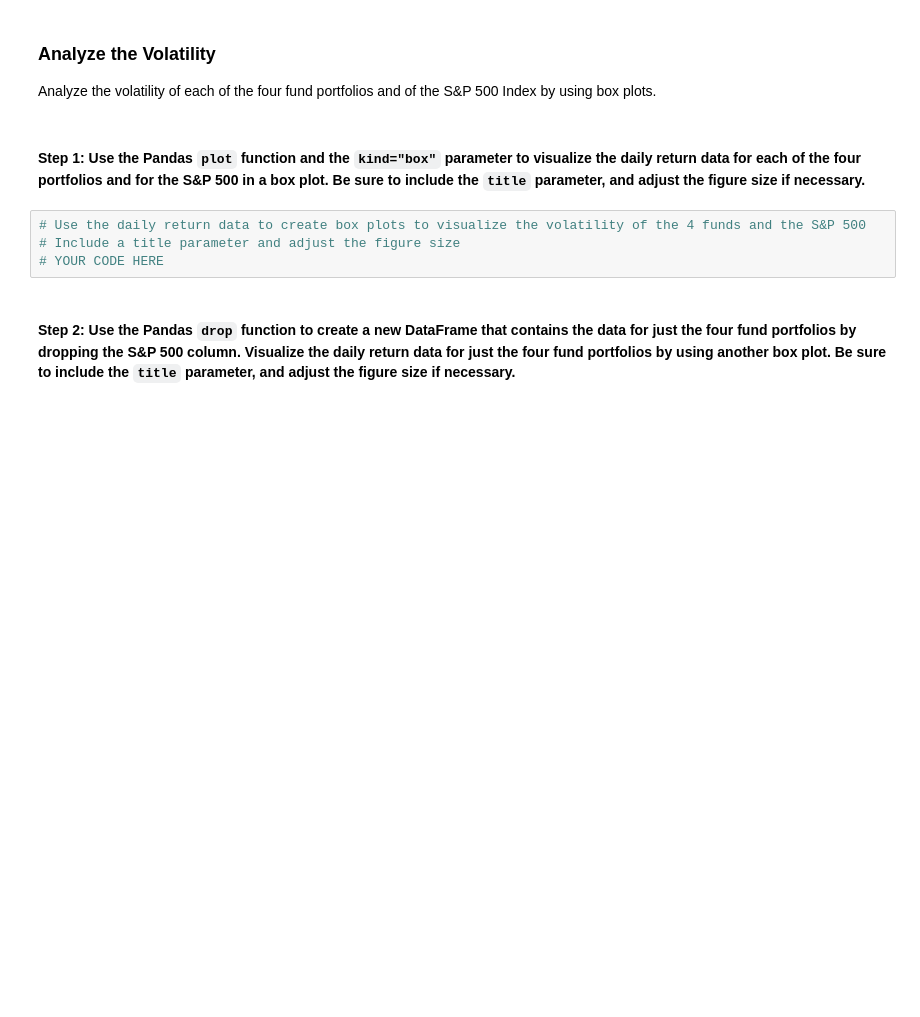
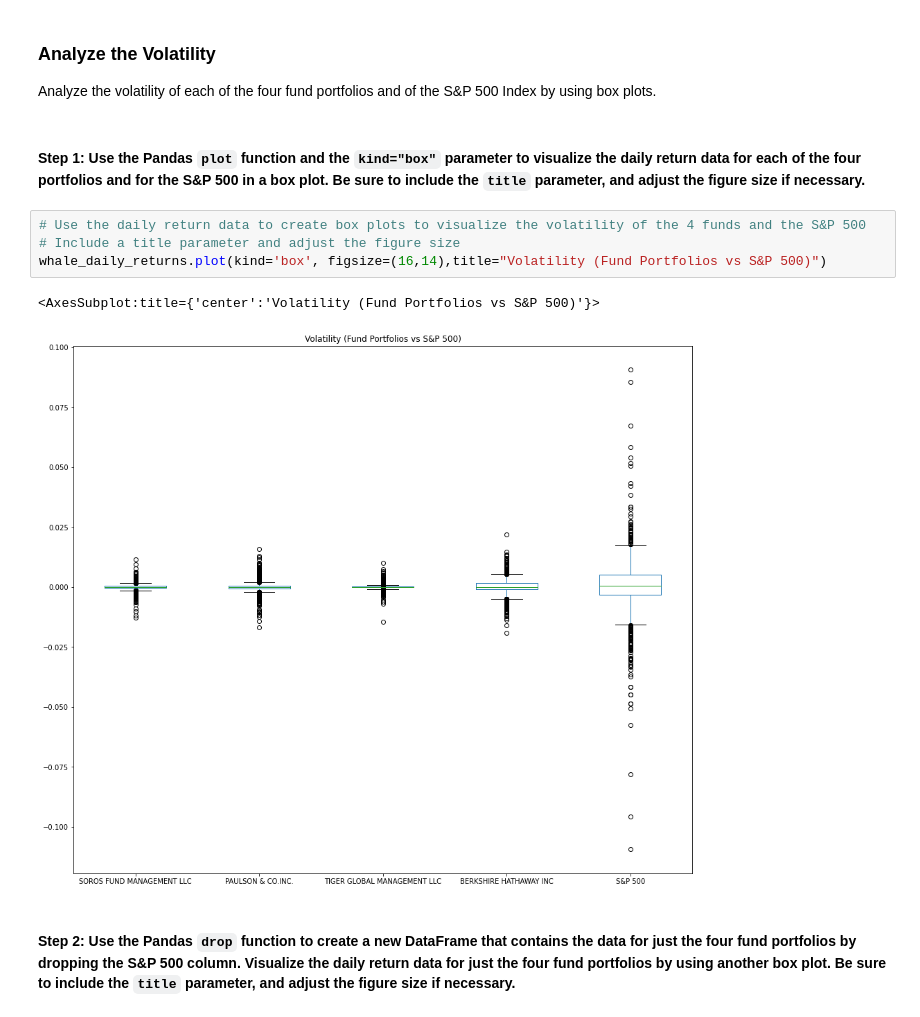
Before and after one commit to douglasg-fintec/Portfolio_Managment, a Jupyter notebook: risk_return_analysis.ipynb, the cells around one changed output. Saved outputs shown, nothing was run; the diff lists cells and outputs as text; blank space fills up the shorter version.

```diff
--- a/risk_return_analysis.ipynb
+++ b/risk_return_analysis.ipynb
@@ -272,7 +272,10 @@ Analyze the volatility of each of the four fund portfolios and of the S&P 500 In
 # %%
 # Use the daily return data to create box plots to visualize the volatility of the 4 funds and the S&P 500
 # Include a title parameter and adjust the figure size
-# YOUR CODE HERE
+whale_daily_returns.plot(kind='box', figsize=(16,14),title="Volatility (Fund Portfolios vs S&P 500)")
+# %% [output]
+<AxesSubplot:title={'center':'Volatility (Fund Portfolios vs S&P 500)'}>
+[figure, added]
 # %% [markdown]
 #### Step 2: Use the Pandas `drop` function to create a new DataFrame that contains the data for just the four fund portfolios by dropping the S&P 500 column. Visualize the daily return data for just the four fund portfolios by using another box plot. Be sure to include the `title` parameter, and adjust the figure size if necessary.
 # %%
```
Also changed, not shown: parts of 2 cells of this notebook, 1 other file.
